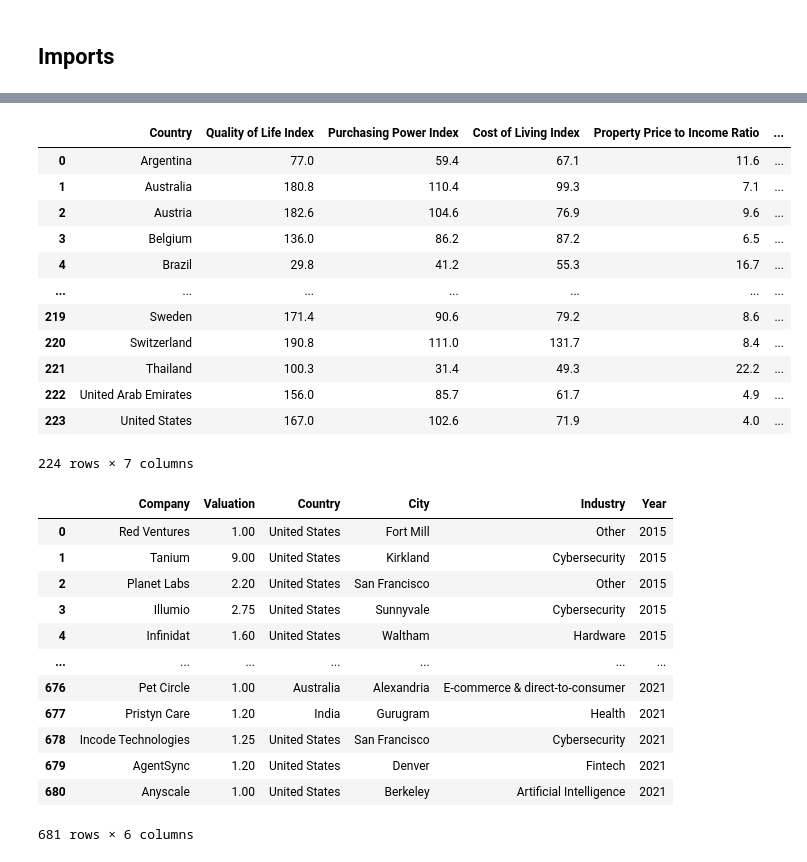
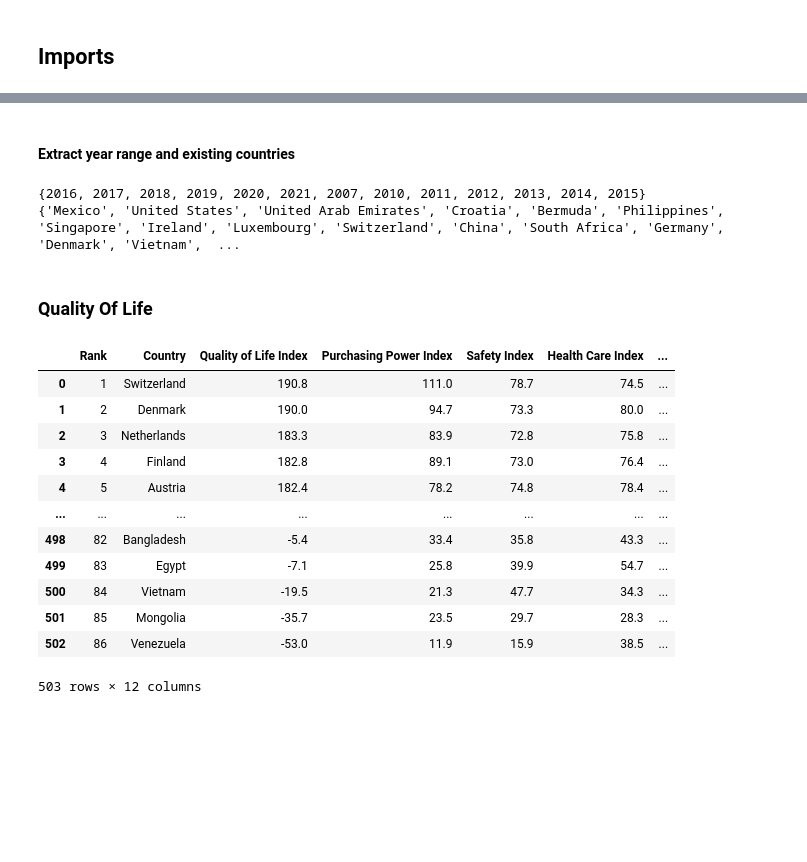
Before and after one commit to dalnakeb/Information_Visualisation_Project, a Jupyter notebook: notebooks/preprocessing.ipynb, the cells around one changed output, grey strips where cells are left out. Drawn from its saved outputs; the diff is of its cells as text; code cells hidden in the pictures; blank space fills up the shorter version.

```diff
--- a/notebooks/preprocessing.ipynb
+++ b/notebooks/preprocessing.ipynb
@@ -30,18 +89,30 @@ unicorn_startups_df
+# %% [markdown]
+#### Extract year range and existing countries
+# %%
+unicorn_startups_years = set(unicorn_startups_df["Year"])
+unicorn_startups_countries = set(unicorn_startups_df["Country"])
+print(unicorn_startups_years)
+print(unicorn_startups_countries)
+# %% [output]
+{2016, 2017, 2018, 2019, 2020, 2021, 2007, 2010, 2011, 2012, 2013, 2014, 2015}
+{'Mexico', 'United States', 'United Arab Emirates', 'Croatia', 'Bermuda', 'Philippines', 'Singapore', 'Ireland', 'Luxembourg', 'Switzerland', 'China', 'South Africa', 'Germany', 'Denmark', 'Vietnam',  ...
+# %% [markdown]
+### Quality Of Life
 # %%
 filename = "QOL.csv"
-quality_life_df = pd.read_csv(px.join(DATA_PATH, filename))
-quality_life_df
+qol_df = pd.read_csv(px.join(DATA_PATH, filename))
+qol_df
 # %% [output]
-|  | Country | Quality of Life Index | Purchasing Power Index | Cost of Living Index | Property Price to Income Ratio | ... |
-| 0 | Argentina | 77.0 | 59.4 | 67.1 | 11.6 | ... |
-| 1 | Australia | 180.8 | 110.4 | 99.3 | 7.1 | ... |
-| 2 | Austria | 182.6 | 104.6 | 76.9 | 9.6 | ... |
-| 3 | Belgium | 136.0 | 86.2 | 87.2 | 6.5 | ... |
-| 4 | Brazil | 29.8 | 41.2 | 55.3 | 16.7 | ... |
-| ... | ... | ... | ... | ... | ... | ... |
-| 219 | Sweden | 171.4 | 90.6 | 79.2 | 8.6 | ... |
-| 220 | Switzerland | 190.8 | 111.0 | 131.7 | 8.4 | ... |
-| 221 | Thailand | 100.3 | 31.4 | 49.3 | 22.2 | ... |
-| 222 | United Arab Emirates | 156.0 | 85.7 | 61.7 | 4.9 | ... |
-| 223 | United States | 167.0 | 102.6 | 71.9 | 4.0 | ... |
+|  | Rank | Country | Quality of Life Index | Purchasing Power Index | Safety Index | Health Care Index | ... |
+| 0 | 1 | Switzerland | 190.8 | 111.0 | 78.7 | 74.5 | ... |
+| 1 | 2 | Denmark | 190.0 | 94.7 | 73.3 | 80.0 | ... |
+| 2 | 3 | Netherlands | 183.3 | 83.9 | 72.8 | 75.8 | ... |
+| 3 | 4 | Finland | 182.8 | 89.1 | 73.0 | 76.4 | ... |
+| 4 | 5 | Austria | 182.4 | 78.2 | 74.8 | 78.4 | ... |
+| ... | ... | ... | ... | ... | ... | ... | ... |
+| 498 | 82 | Bangladesh | -5.4 | 33.4 | 35.8 | 43.3 | ... |
+| 499 | 83 | Egypt | -7.1 | 25.8 | 39.9 | 54.7 | ... |
+| 500 | 84 | Vietnam | -19.5 | 21.3 | 47.7 | 34.3 | ... |
+| 501 | 85 | Mongolia | -35.7 | 23.5 | 29.7 | 28.3 | ... |
+| 502 | 86 | Venezuela | -53.0 | 11.9 | 15.9 | 38.5 | ... |
-224 rows × 7 columns
+503 rows × 12 columns
@@ -55,16 +118,0 @@ unicorn_startups_df = unicorn_startups_df.drop(columns=["Date"])
-# %%
-unicorn_startups_df.to_csv(posix.joint(DATA_PATH, ""))
-# %% [output]
-|  | Company | Valuation | Country | City | Industry | Year |
-| 0 | Red Ventures | 1.00 | United States | Fort Mill | Other | 2015 |
-| 1 | Tanium | 9.00 | United States | Kirkland | Cybersecurity | 2015 |
-| 2 | Planet Labs | 2.20 | United States | San Francisco | Other | 2015 |
-| 3 | Illumio | 2.75 | United States | Sunnyvale | Cybersecurity | 2015 |
-| 4 | Infinidat | 1.60 | United States | Waltham | Hardware | 2015 |
-| ... | ... | ... | ... | ... | ... | ... |
-| 676 | Pet Circle | 1.00 | Australia | Alexandria | E-commerce & direct-to-consumer | 2021 |
-| 677 | Pristyn Care | 1.20 | India | Gurugram | Health | 2021 |
-| 678 | Incode Technologies | 1.25 | United States | San Francisco | Cybersecurity | 2021 |
-| 679 | AgentSync | 1.20 | United States | Denver | Fintech | 2021 |
-| 680 | Anyscale | 1.00 | United States | Berkeley | Artificial Intelligence | 2021 |
-681 rows × 6 columns
```
Also changed, not shown: parts of 36 cells of this notebook, 7 other files.
